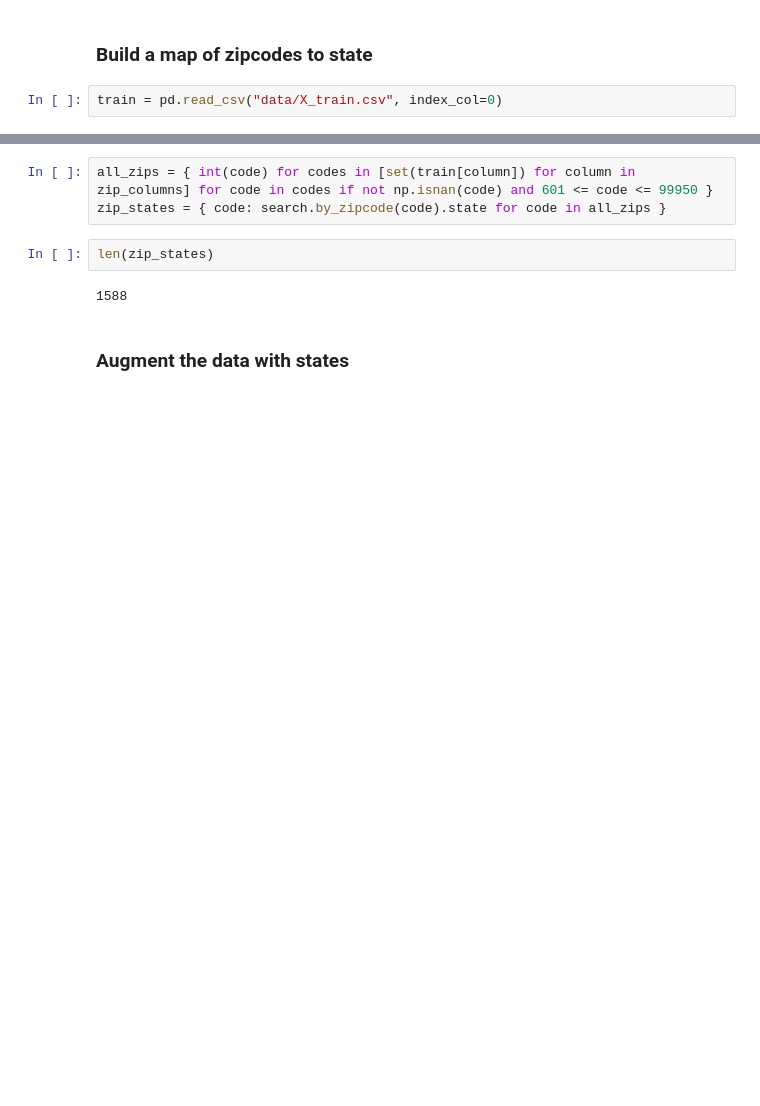
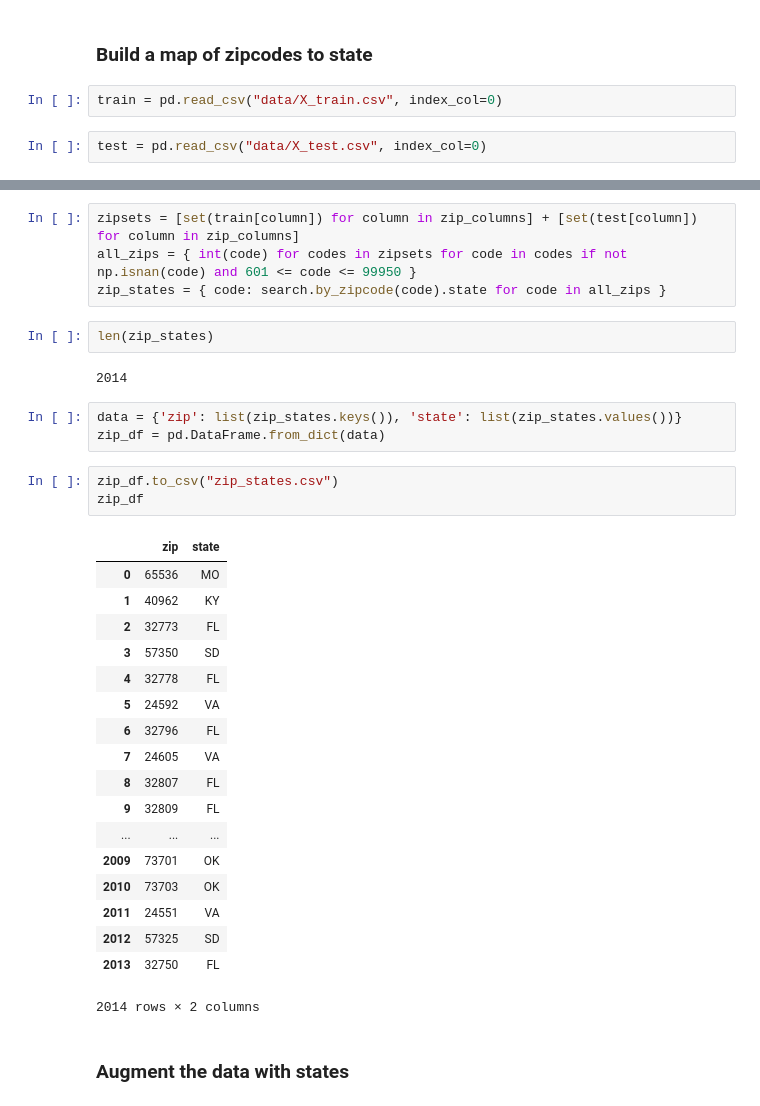
Before and after one commit to thejosephallen/rtw19-hacks, a Jupyter notebook: hackathon-packet/rtw_zipcode_states.ipynb, the cells around one changed output, grey strips where cells are left out. Saved outputs shown, nothing was run; the diff lists cells and outputs as text; blank space fills up the shorter version.

Commit message:
Build zip_states.csv for X_test zip codes too

```diff
--- a/hackathon-packet/rtw_zipcode_states.ipynb
+++ b/hackathon-packet/rtw_zipcode_states.ipynb
@@ -15,6 +15,8 @@ zip_columns = ["DC_ZIPCODE"] + ["Monthly_Top_" + str(i) + "_Customer_Zip" for i
 ### Build a map of zipcodes to state
 # %%
 train = pd.read_csv("data/X_train.csv", index_col=0)
+# %%
+test = pd.read_csv("data/X_test.csv", index_col=0)
 # %%
 train.head()[zip_columns]
 # %% [output]
@@ -25,12 +27,38 @@ train.head()[zip_columns]
 | 3 | 11717 | 11520.0 | 11101.0 | 11746.0 | 11756.0 | ... |
 | 4 | 11717 | 11101.0 | 11520.0 | 11746.0 | 11368.0 | ... |
 # %%
-all_zips = { int(code) for codes in [set(train[column]) for column in zip_columns] for code in codes if not np.isnan(code) and 601 <= code <= 99950 }
+zipsets = [set(train[column]) for column in zip_columns] + [set(test[column]) for column in zip_columns]
+all_zips = { int(code) for codes in zipsets for code in codes if not np.isnan(code) and 601 <= code <= 99950 }
 zip_states = { code: search.by_zipcode(code).state for code in all_zips }
 # %%
 len(zip_states)
 # %% [output]
-1588
+2014
+# %%
+data = {'zip': list(zip_states.keys()), 'state': list(zip_states.values())}
+zip_df = pd.DataFrame.from_dict(data)
+# %%
+zip_df.to_csv("zip_states.csv")
+zip_df
+# %% [output]
+|  | zip | state |
+| 0 | 65536 | MO |
+| 1 | 40962 | KY |
+| 2 | 32773 | FL |
+| 3 | 57350 | SD |
+| 4 | 32778 | FL |
+| 5 | 24592 | VA |
+| 6 | 32796 | FL |
+| 7 | 24605 | VA |
+| 8 | 32807 | FL |
+| 9 | 32809 | FL |
+| ... | ... | ... |
+| 2009 | 73701 | OK |
+| 2010 | 73703 | OK |
+| 2011 | 24551 | VA |
+| 2012 | 57325 | SD |
+| 2013 | 32750 | FL |
+2014 rows × 2 columns
 # %% [markdown]
 ### Augment the data with states
 # %%
```
